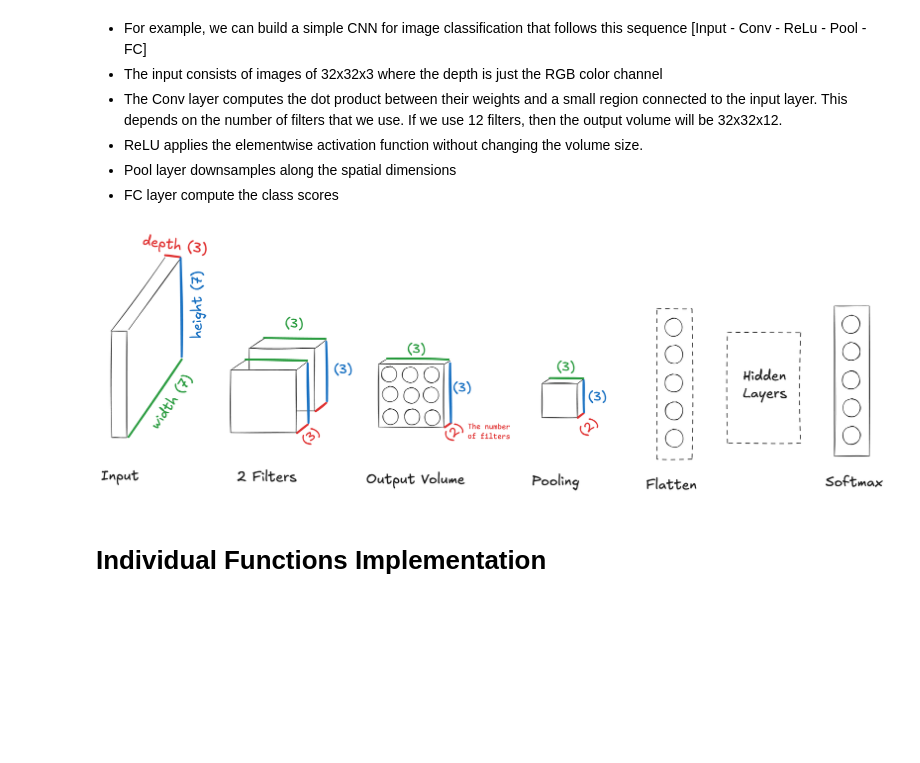
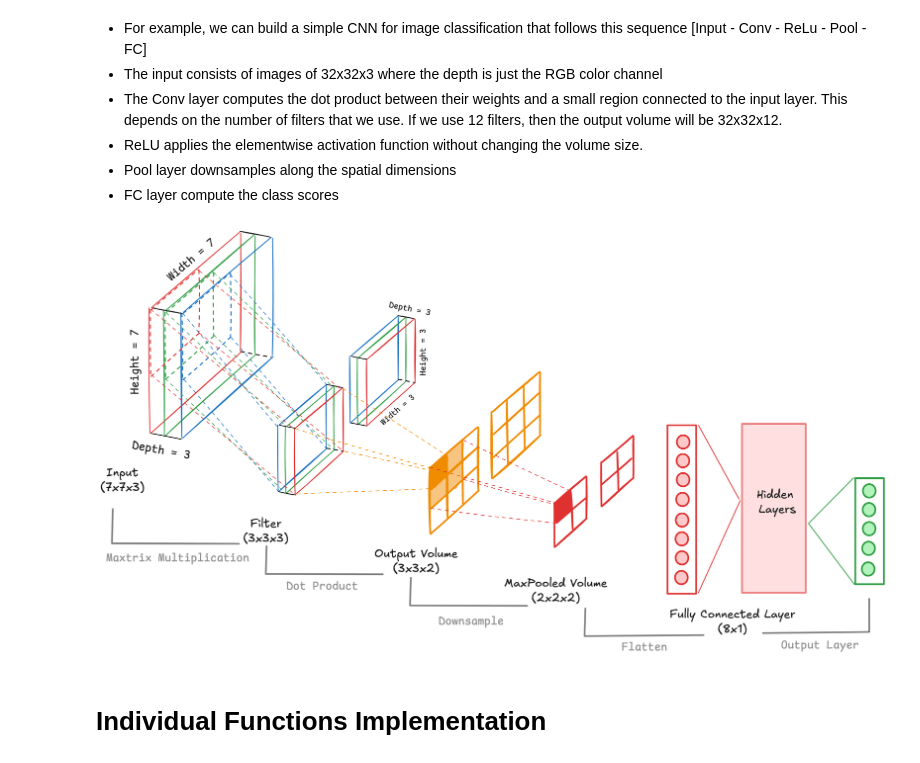
Before and after one commit to thuinanutshell/learn-ml, a Jupyter notebook: ml_models/neural_networks/cnn.ipynb, the cells around one changed output. Cells and saved outputs as stored; diff of their text form; code cells hidden in the pictures; blank space fills up the shorter version.

```diff
--- a/ml_models/neural_networks/cnn.ipynb
+++ b/ml_models/neural_networks/cnn.ipynb
@@ -12,9 +12,9 @@
 - FC layer compute the class scores
 # %%
 from IPython.display import Image
-Image(filename='/Users/thananhthu/Documents/cnn.png')
+Image(filename='/Users/thananhthu/Documents/cnn3.png')
 # %% [output]
-[figure, old version]
+[figure, new version]
 # %% [markdown]
 # Individual Functions Implementation
 # %% [markdown]
```
